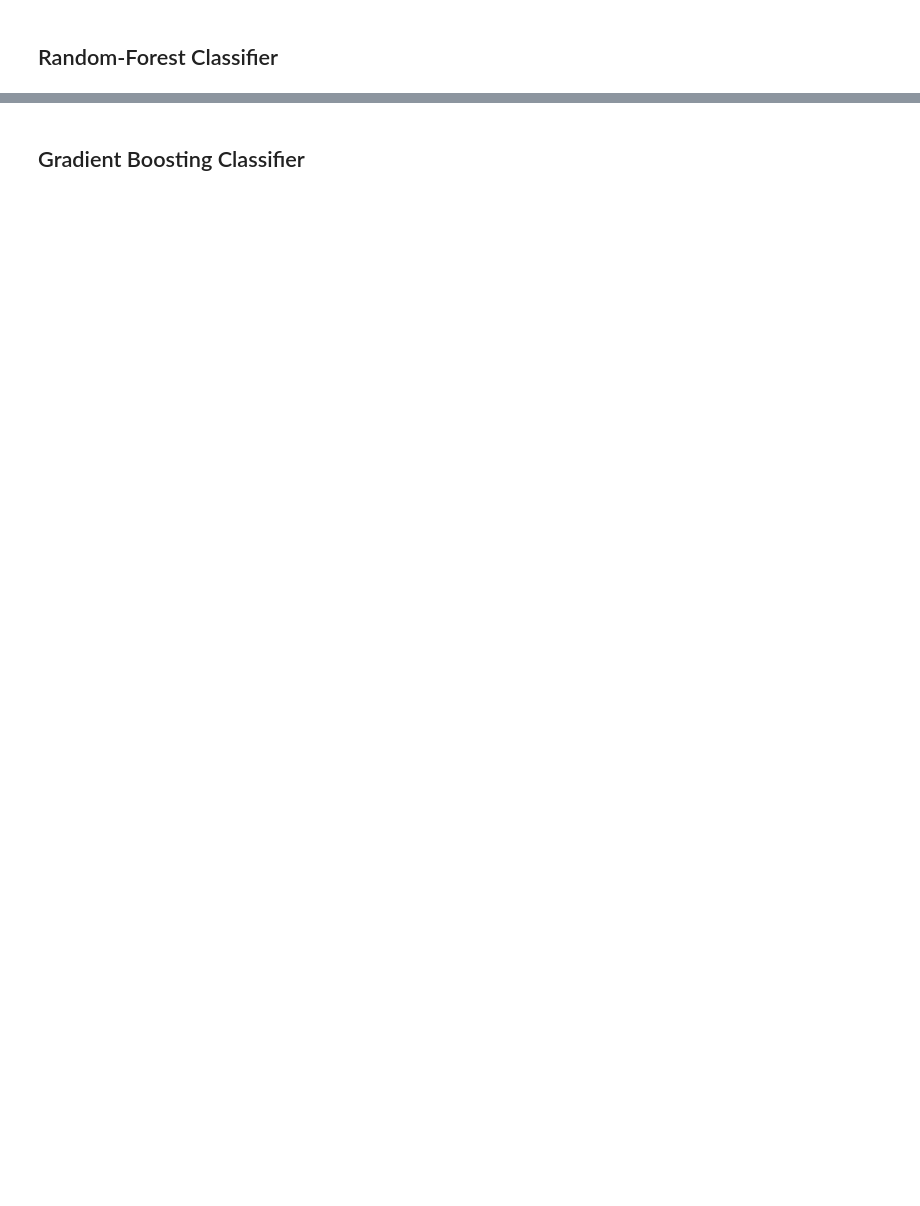
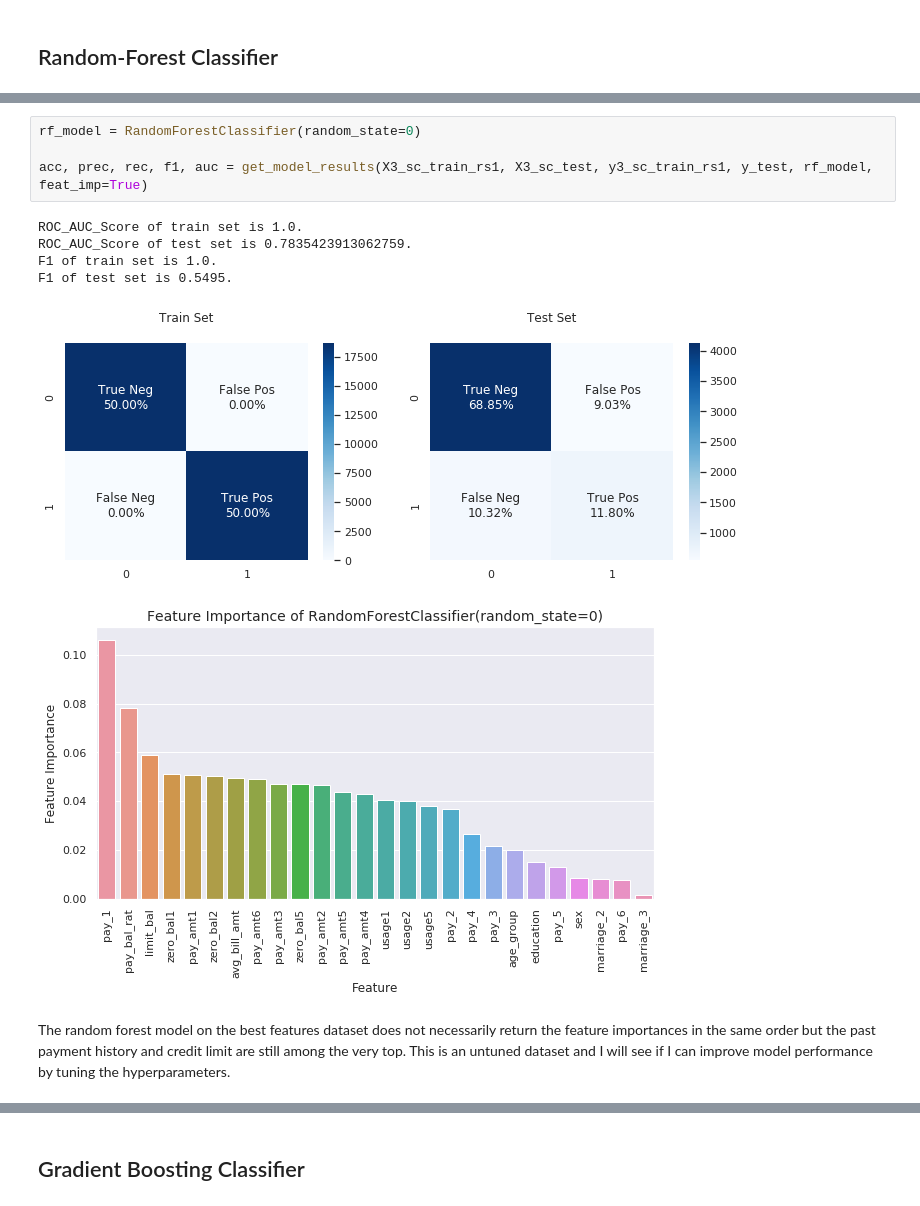
Before and after one commit to shuvrag/UCI_credit_card_default, a Jupyter notebook: uci_credit_card_default.ipynb, the cells around one changed output, grey strips where cells are left out. Saved outputs shown, nothing was run; the diff lists cells and outputs as text; blank space fills up the shorter version.

```diff
--- a/uci_credit_card_default.ipynb
+++ b/uci_credit_card_default.ipynb
@@ -1290,0 +1139,13 @@ weighted avg       0.80      0.82      0.80      6000
+# %%
+rf_model = RandomForestClassifier(random_state=0)
+
+acc, prec, rec, f1, auc = get_model_results(X3_sc_train_rs1, X3_sc_test, y3_sc_train_rs1, y_test, rf_model, feat_imp=True)
+# %% [output]
+ROC_AUC_Score of train set is 1.0.
+ROC_AUC_Score of test set is 0.7835423913062759.
+F1 of train set is 1.0.
+F1 of test set is 0.5495.
+[figure, added]
+[figure, added]
+# %% [markdown]
+The random forest model on the best features dataset does not necessarily return the feature importances in the same order but the past payment history and credit limit are still among the very top. This is an untuned dataset and I will see if I can improve model performance by tuning the hyperparameters.
```
Also changed, not shown: parts of 89 cells of this notebook.
